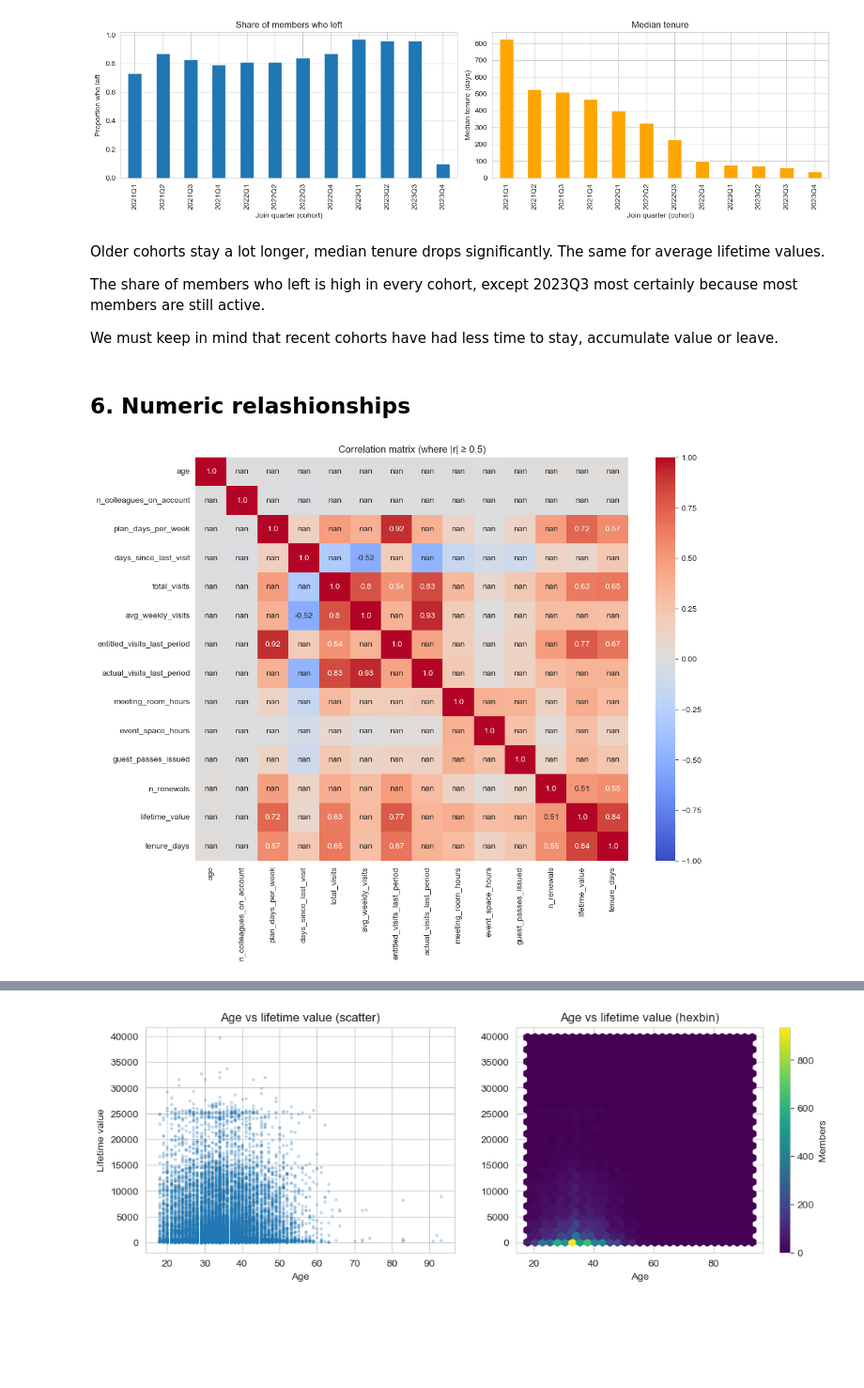
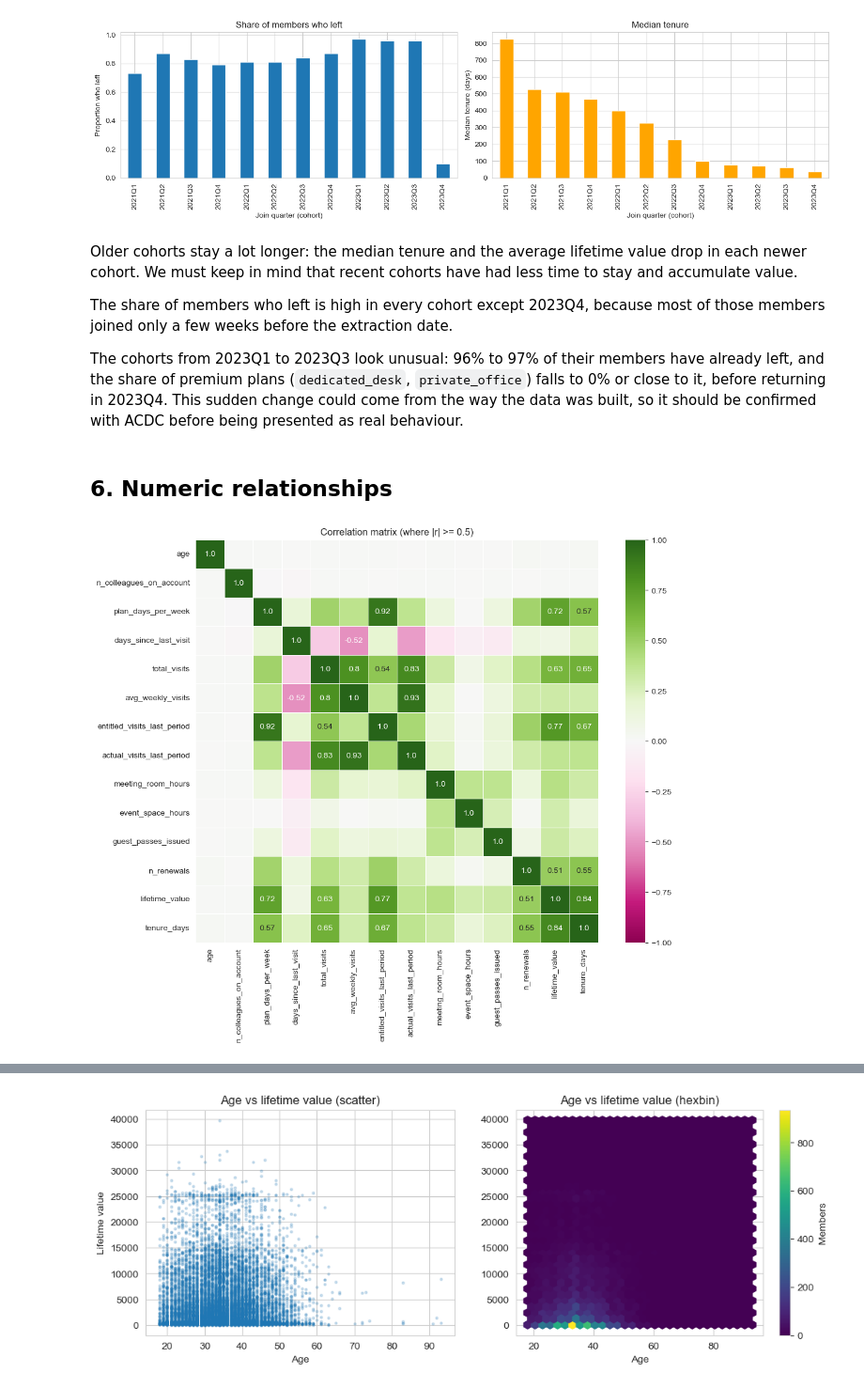
Before and after one commit to matirribeiro/DM_Group27, a Jupyter notebook: notebooks/drafts/eda_maria.ipynb, the cells around one changed output, grey strips where cells are left out. Shown at 94% size. Saved outputs shown, nothing was run; the diff lists cells and outputs as text; code cells hidden in the pictures; blank space fills up the shorter version.

Commit message:
Adicionar notebook final, ordem dos tiers por preco e teste das entradas de 2023

```diff
--- a/notebooks/drafts/eda_maria.ipynb
+++ b/notebooks/drafts/eda_maria.ipynb
@@ -331,12 +354,14 @@ The mean of member tenure is 374 days and theirs a lot od deviation between the
 ### 5.5. Member cohorts
 # %%
 df["cohort"] = df["membership_start"].dt.to_period("Q").astype(str)
+df["is_premium"] = df["plan_tier"].isin(["dedicated_desk", "private_office"])
 
 cohort_summary = df.groupby("cohort").agg(
     members=("member_id", "count"),
     churn_rate=("membership_end", lambda s: s.notna().mean()),
     median_tenure_days=("tenure_days", "median"),
     mean_ltv=("lifetime_value", "mean"),
+    premium_share=("is_premium", "mean"),
 ).round(2)
 print(cohort_summary)
 # %% [output]
@@ -372,11 +397,11 @@ plt.show()
 # %% [output]
 [figure]
 # %% [markdown]
-Older cohorts stay a lot longer, median tenure drops significantly. The same for average lifetime values.
+Older cohorts stay a lot longer: the median tenure and the average lifetime value drop in each newer cohort. We must keep in mind that recent cohorts have had less time to stay and accumulate value.
 
-The share of members who left is high in every cohort, except 2023Q3 most certainly because most members are still active.
+The share of members who left is high in every cohort except 2023Q4, because most of those members joined only a few weeks before the extraction date.
 
-We must keep in mind that recent cohorts have had less time to stay, accumulate value or leave.
+The cohorts from 2023Q1 to 2023Q3 look unusual: 96% to 97% of their members have already left, and the share of premium plans (`dedicated_desk`, `private_office`) falls to 0% or close to it, before returning in 2023Q4. This sudden change could come from the way the data was built, so it should be confirmed with ACDC before being presented as real behaviour.
 # %% [markdown]
-## 6. Numeric relashionships
+## 6. Numeric relationships
 # %%
@@ -384,13 +409,13 @@ We must keep in mind that recent cohorts have had less time to stay, accumulate
 metric_features = df.select_dtypes(include="number").columns.tolist()
 # %%
-corr = df[metric_features].corr()
-strong = corr.abs() >= 0.5
+corr = df[metric_features].corr().round(2)
 
+# annotate only the strong values, as in lab04
 plt.figure(figsize=(12, 9))
-sns.heatmap(corr, annot=corr.where(strong).round(2), fmt="",
-            cmap="coolwarm", center=0, vmin=-1, vmax=1)
-plt.title("Correlation matrix (where |r| ≥ 0.5)")
+sns.heatmap(corr, annot=np.where(corr.abs() >= 0.5, corr.values, ""), fmt="s",
+            cmap="PiYG", center=0, vmin=-1, vmax=1, square=True, linewidths=.5)
+plt.title("Correlation matrix (where |r| >= 0.5)")
 plt.show()
 # %% [output]
-[figure, old version]
+[figure, new version]
 # %% [markdown]
```
Also changed, not shown: parts of 28 cells of this notebook, 5 other files.
